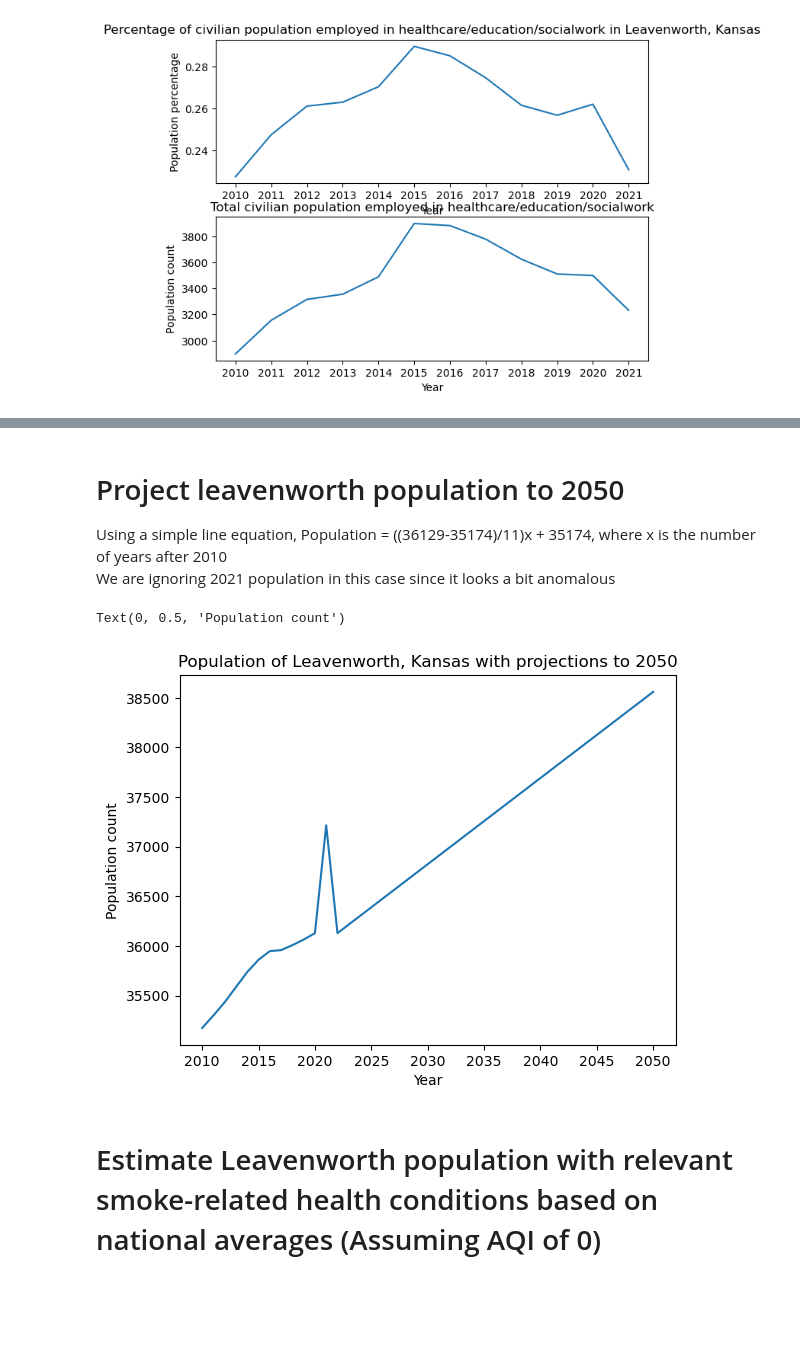
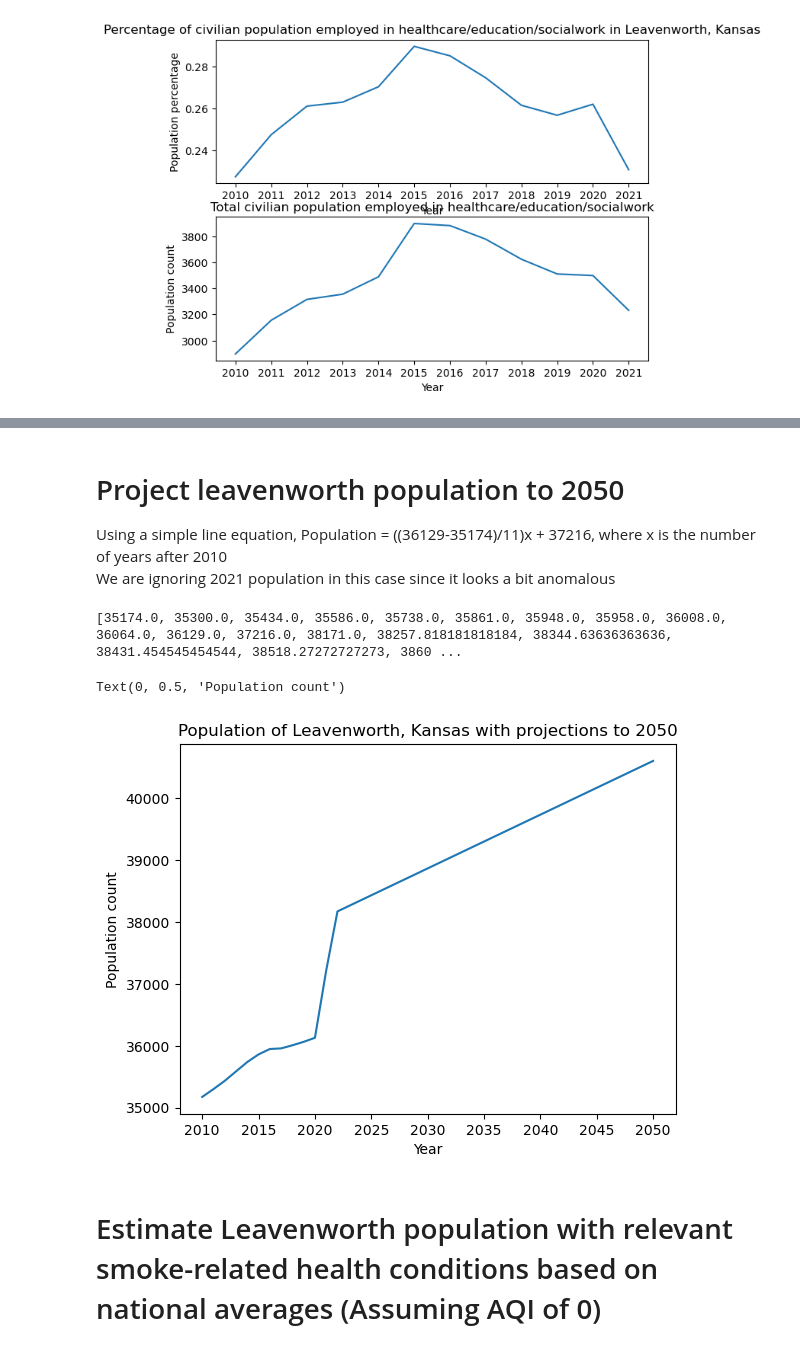
Before and after one commit to ZachBowyer/data-512-common_analysis, a Jupyter notebook: Src/Extended_Analysis.ipynb, the cells around one changed output, grey strips where cells are left out. Drawn from its saved outputs; the diff is of its cells as text; code cells hidden in the pictures; blank space fills up the shorter version.

```diff
--- a/Src/Extended_Analysis.ipynb
+++ b/Src/Extended_Analysis.ipynb
@@ -58,7 +58,7 @@ S0101_C01_018E - 80 to 84
 S0101_C01_019E - 85+
 S0101_C01_032E - Age depedency ratio
 # %%
-def getAgeInformation(filepath):
+def getAgeInformation(filepath, year):
     """
     Description:
         Reads in census data age files and parses out particular fields we care about.
@@ -90,22 +90,25 @@ def getAgeInformation(filepath):
     results["Pop_estimate_75to79"] = float(testdf['S0101_C01_017E'][1]) * Total_pop_estimate/100
     results["Pop_estimate_80to84"] = float(testdf['S0101_C01_018E'][1]) * Total_pop_estimate/100
     results["Pop_estimate_85toINF"] = float(testdf['S0101_C01_019E'][1]) * Total_pop_estimate/100
-    results["Age_dependency_ratio"] = float(testdf['S0101_C01_032E'][1])
+    if(year < 2017):
+        results["Age_dependency_ratio"] = float(testdf['S0101_C01_032E'][1])
+    if(year >= 2017):
+        results["Age_dependency_ratio"] = float(testdf['S0101_C01_034E'][1])
     return results
 
 PopulationInfo = {
-    "2010" : getAgeInformation("../Data/AgeAndSex/ACSST5Y2010.S0101-Data.csv"),
-    "2011" : getAgeInformation("../Data/AgeAndSex/ACSST5Y2011.S0101-Data.csv"),
-    "2012" : getAgeInformation("../Data/AgeAndSex/ACSST5Y2012.S0101-Data.csv"),
-    "2013" : getAgeInformation("../Data/AgeAndSex/ACSST5Y2013.S0101-Data.csv"),
-    "2014" : getAgeInformation("../Data/AgeAndSex/ACSST5Y2014.S0101-Data.csv"),
-    "2015" : getAgeInformation("../Data/AgeAndSex/ACSST5Y2015.S0101-Data.csv"),
-    "2016" : getAgeInformation("../Data/AgeAndSex/ACSST5Y2016.S0101-Data.csv"),
-    "2017" : getAgeInformation("../Data/AgeAndSex/ACSST5Y2017.S0101-Data.csv"),
-    "2018" : getAgeInformation("../Data/AgeAndSex/ACSST5Y2018.S0101-Data.csv"),
-    "2019" : getAgeInformation("../Data/AgeAndSex/ACSST5Y2019.S0101-Data.csv"),
-    "2020" : getAgeInformation("../Data/AgeAndSex/ACSST5Y2020.S0101-Data.csv"),
-    "2021" : getAgeInformation("../Data/AgeAndSex/ACSST5Y2021.S0101-Data.csv")
+    "2010" : getAgeInformation("../Data/AgeAndSex/ACSST5Y2010.S0101-Data.csv", 2010),
+    "2011" : getAgeInformation("../Data/AgeAndSex/ACSST5Y2011.S0101-Data.csv", 2011),
+    "2012" : getAgeInformation("../Data/AgeAndSex/ACSST5Y2012.S0101-Data.csv", 2012),
+    "2013" : getAgeInformation("../Data/AgeAndSex/ACSST5Y2013.S0101-Data.csv", 2013),
+    "2014" : getAgeInformation("../Data/AgeAndSex/ACSST5Y2014.S0101-Data.csv", 2014),
+    "2015" : getAgeInformation("../Data/AgeAndSex/ACSST5Y2015.S0101-Data.csv", 2015),
+    "2016" : getAgeInformation("../Data/AgeAndSex/ACSST5Y2016.S0101-Data.csv", 2016),
+    "2017" : getAgeInformation("../Data/AgeAndSex/ACSST5Y2017.S0101-Data.csv", 2017),
+    "2018" : getAgeInformation("../Data/AgeAndSex/ACSST5Y2018.S0101-Data.csv", 2018),
+    "2019" : getAgeInformation("../Data/AgeAndSex/ACSST5Y2019.S0101-Data.csv", 2019),
+    "2020" : getAgeInformation("../Data/AgeAndSex/ACSST5Y2020.S0101-Data.csv", 2020),
+    "2021" : getAgeInformation("../Data/AgeAndSex/ACSST5Y2021.S0101-Data.csv", 2021)
 }
 print(PopulationInfo["2012"])
 # %% [output]
@@ -221,30 +288,31 @@ asd
 # %% [markdown]
 # Project leavenworth population to 2050
-Using a simple line equation, Population = ((36129-35174)/11)x + 35174, where x is the number of years after 2010
+Using a simple line equation, Population = ((36129-35174)/11)x + 37216, where x is the number of years after 2010
 We are ignoring 2021 population in this case since it looks a bit anomalous
 # %%
 population_estimates_with_projections = []
 years_with_projections = []
 
 #put in old data
 for i in range(len(years)):
     years_with_projections.append(int(years[i]))
     population_estimates_with_projections.append(population_estimates[i])
 
 # put in projected data
 for i in range(11, 40):
-    projected_pop = (((36129-35174)/11) * i) + 35174
+    projected_pop = (((36129-35174)/11) * i) + 37216
     population_estimates_with_projections.append(projected_pop)
     years_with_projections.append(int(2011 + i))
-
+print(population_estimates_with_projections)
 # Create plot
 plt.plot(years_with_projections, population_estimates_with_projections)
 plt.title("Population of Leavenworth, Kansas with projections to 2050")
 plt.xlabel("Year")
 plt.ylabel("Population count")
 # %% [output]
-Text(0, 0.5, 'Population count')
+[35174.0, 35300.0, 35434.0, 35586.0, 35738.0, 35861.0, 35948.0, 35958.0, 36008.0, 36064.0, 36129.0, 37216.0, 38171.0, 38257.818181818184, 38344.63636363636, 38431.454545454544, 38518.27272727273, 3860 ...
+Text(0, 0.5, 'Population count')
-[figure, old version]
+[figure, new version]
 # %% [markdown]
 # Estimate Leavenworth population with relevant smoke-related health conditions based on national averages (Assuming AQI of 0)
 # %% [markdown]
```
Also changed, not shown: parts of 18 cells of this notebook.
